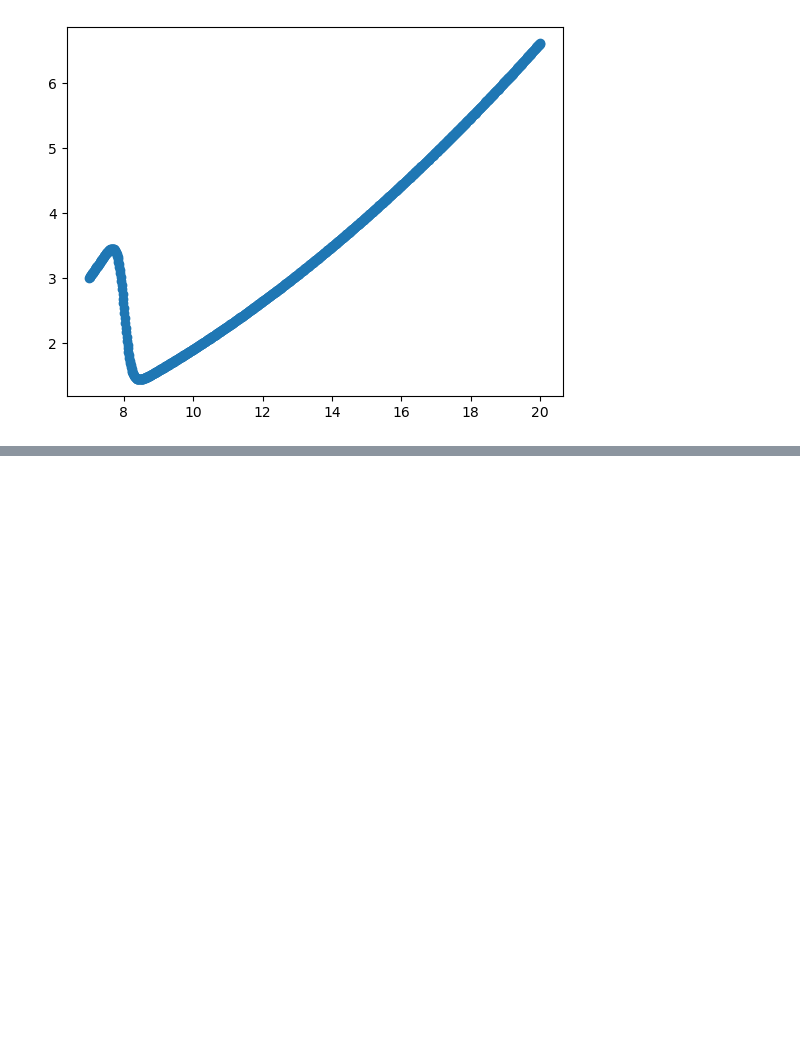
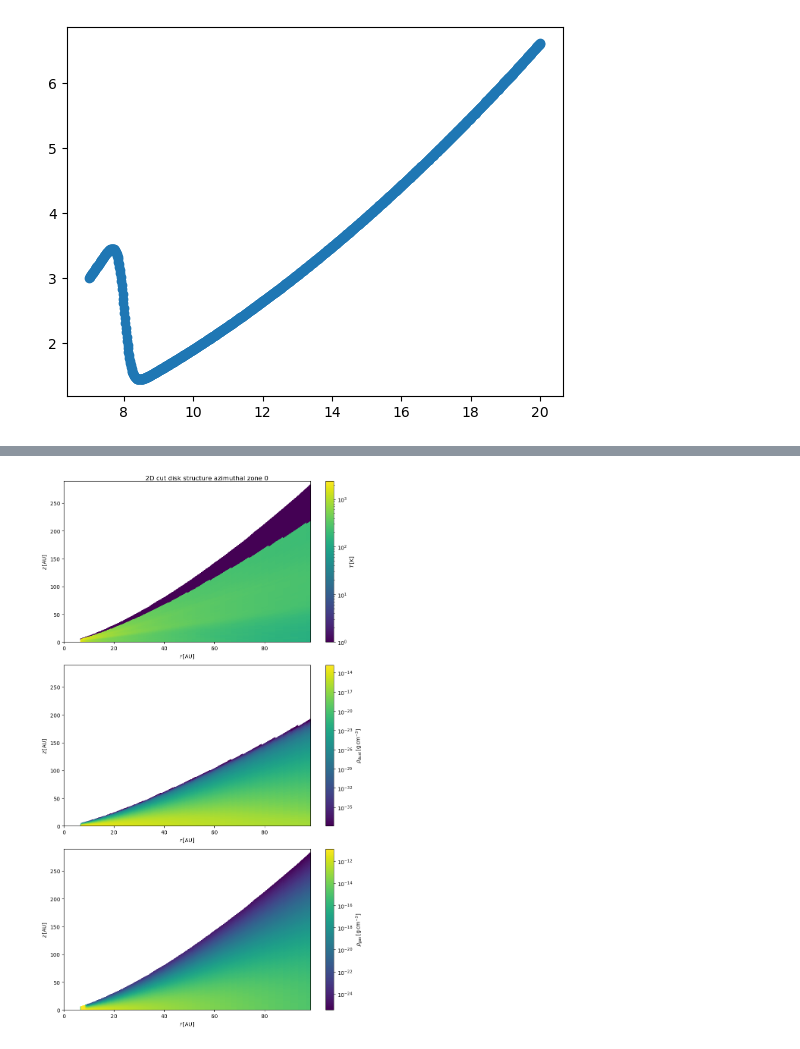
Before and after one commit to kandrych/modelling_optimisation, a Jupyter notebook: scripts/density_check.ipynb, the cells around one changed output, grey strips where cells are left out. Saved outputs shown, nothing was run; the diff lists cells and outputs as text; code cells hidden in the pictures; blank space fills up the shorter version.

```diff
--- a/scripts/density_check.ipynb
+++ b/scripts/density_check.ipynb
@@ -278,0 +389,4 @@ plt.scatter(r, h)
+# %%
+plot_disk_struct(main_dir, sub_dir, az_disk=0, save_plots=False)
+# %% [output]
+[figure, added]
```
Also changed, not shown: parts of 2 cells of this notebook, 3 other files.
